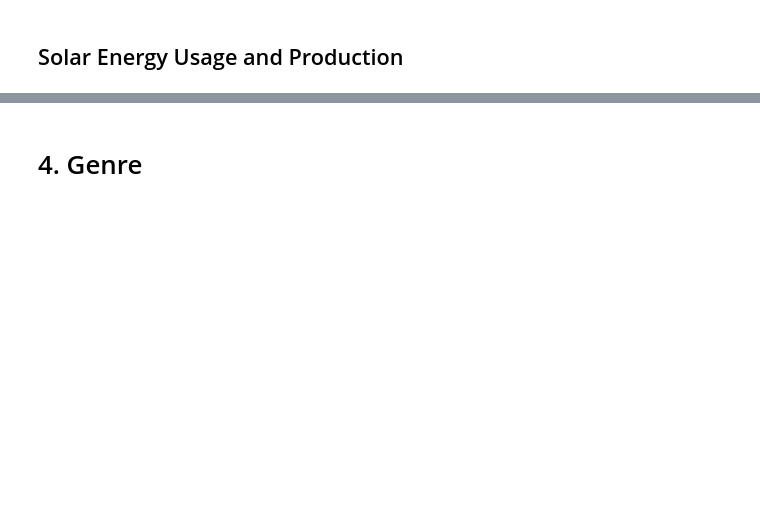
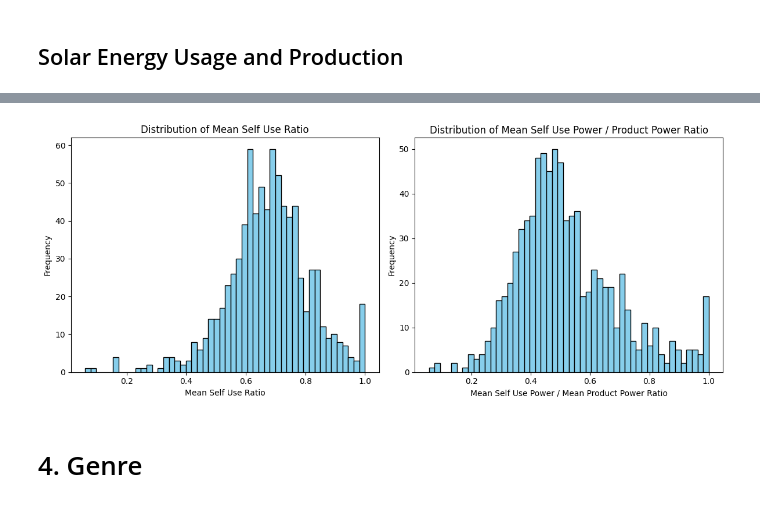
Before and after one commit to shakirmshaker/SocialDataGroup4, a Jupyter notebook: final/explainer.ipynb, the cells around one changed output, grey strips where cells are left out. Saved outputs shown, nothing was run; the diff lists cells and outputs as text; code cells hidden in the pictures; blank space fills up the shorter version.

```diff
--- a/final/explainer.ipynb
+++ b/final/explainer.ipynb
@@ -234,3 +255,25 @@ plt.show()
+# %%
+df['self_use_ratio'] = df['totalSelfUsePower'] / df['totalProductPower']
+# %%
+fig, axs = plt.subplots(1, 2, figsize=(12, 5))
+
+# Plot 1: Histogram of self_use_ratio
+axs[0].hist(df.groupby('user_id')['self_use_ratio'].mean(), bins=50, color='skyblue', edgecolor='black')
+axs[0].set_title("Distribution of Mean Self Use Ratio")
+axs[0].set_xlabel("Mean Self Use Ratio")
+axs[0].set_ylabel("Frequency")
+
+# Plot 2: Histogram of totalSelfUsePower / totalProductPower
+axs[1].hist(df.groupby('user_id')['totalSelfUsePower'].mean() / df.groupby('user_id')['totalProductPower'].mean(),
+             bins=50, color='skyblue', edgecolor='black')
+axs[1].set_title("Distribution of Mean Self Use Power / Product Power Ratio")
+axs[1].set_xlabel("Mean Self Use Power / Mean Product Power Ratio")
+axs[1].set_ylabel("Frequency")
+
+plt.tight_layout()
+plt.show()
+# %% [output]
+[figure, added]
 # %% [markdown]
 # 4. Genre
 # %% [markdown]
```
Also changed, not shown: parts of 22 cells of this notebook.
